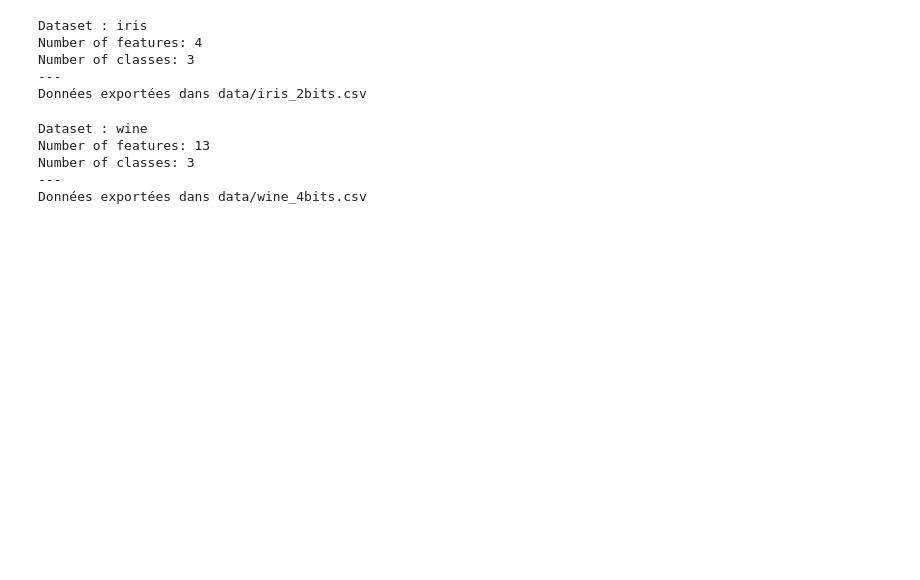
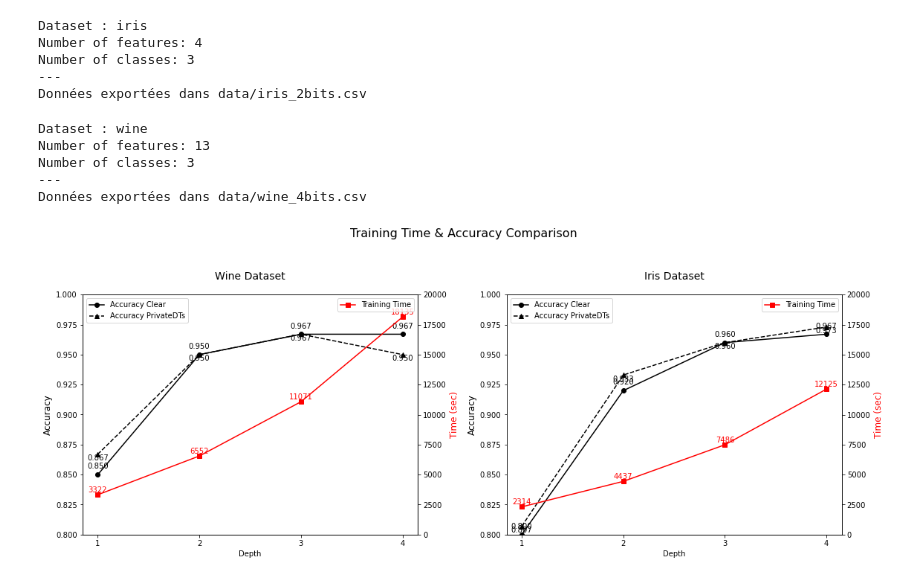
Before and after one commit to sofianeazogagh/oblivious_unlearning, a Jupyter notebook: notebook.ipynb, the cells around one changed output. Drawn from its saved outputs; the diff is of its cells as text; code cells hidden in the pictures; blank space fills up the shorter version.

```diff
--- a/notebook.ipynb
+++ b/notebook.ipynb
@@ -62,3 +62,80 @@ Number of features: 13
 Number of classes: 3
 ---
 Données exportées dans data/wine_4bits.csv
+# %%
+import matplotlib.pyplot as plt
+
+# Données pour reproduire le graphique
+depth = [1, 2, 3, 4]  # Profondeur
+accuracy_clear_wine = [0.850, 0.950, 0.967, 0.967]
+accuracy_private_wine = [0.867, 0.950, 0.967, 0.950]
+training_time_wine = [3322, 6552, 11071, 18135]
+
+accuracy_clear_iris = [0.800, 0.920, 0.960, 0.967]
+accuracy_private_iris = [0.807, 0.933, 0.960, 0.973]
+training_time_iris = [2314, 4437, 7486, 12125]
+
+# Créer deux sous-graphiques
+fig, (ax1, ax2) = plt.subplots(1, 2, figsize=(16, 6))
+
+# Premier graphique pour Wine
+ax1_twin = ax1.twinx()
+ax1.set_xlabel("Depth")
+ax1.set_ylabel("Accuracy", fontsize=12)
+ax1.set_ylim(0.8, 1.0)
+ax1.set_xticks(depth)
+ax1.plot(depth, accuracy_clear_wine, 'o-', label="Accuracy Clear", color='black')
+ax1.plot(depth, accuracy_private_wine, '^-', label="Accuracy PrivateDTs", color='black', linestyle="--")
+
+# Ajouter les valeurs sur les points pour Wine
+for i, txt in enumerate(accuracy_clear_wine):
+    ax1.text(depth[i], accuracy_clear_wine[i] + 0.005, f"{txt:.3f}", ha='center')
+for i, txt in enumerate(accuracy_private_wine):
+    ax1.text(depth[i], accuracy_private_wine[i] - 0.005, f"{txt:.3f}", ha='center')
+
+ax1_twin.set_ylabel("Time (sec)", fontsize=12, color="red")
+ax1_twin.set_ylim(0, 20000)
+ax1_twin.plot(depth, training_time_wine, 's-', color='red', label="Training Time")
+
+# Ajouter les valeurs pour les temps (Wine)
+for i, txt in enumerate(training_time_wine):
+    ax1_twin.text(depth[i], training_time_wine[i] + 200, f"{txt}", color="red", ha='center')
+
+# Deuxième graphique pour Iris
+ax2_twin = ax2.twinx()
+ax2.set_xlabel("Depth")
+ax2.set_ylabel("Accuracy", fontsize=12)
+ax2.set_ylim(0.8, 1.0)
+ax2.set_xticks(depth)
+ax2.plot(depth, accuracy_clear_iris, 'o-', label="Accuracy Clear", color='black')
+ax2.plot(depth, accuracy_private_iris, '^-', label="Accuracy PrivateDTs", color='black', linestyle="--")
+
+# Ajouter les valeurs sur les points pour Iris
+for i, txt in enumerate(accuracy_clear_iris):
+    ax2.text(depth[i], accuracy_clear_iris[i] + 0.005, f"{txt:.3f}", ha='center')
+for i, txt in enumerate(accuracy_private_iris):
+    ax2.text(depth[i], accuracy_private_iris[i] - 0.005, f"{txt:.3f}", ha='center')
+
+ax2_twin.set_ylabel("Time (sec)", fontsize=12, color="red")
+ax2_twin.set_ylim(0, 20000)
+ax2_twin.plot(depth, training_time_iris, 's-', color='red', label="Training Time")
+
+# Ajouter les valeurs pour les temps (Iris)
+for i, txt in enumerate(training_time_iris):
+    ax2_twin.text(depth[i], training_time_iris[i] + 200, f"{txt}", color="red", ha='center')
+
+# Titres et légendes
+ax1.set_title("Wine Dataset", fontsize=14, pad=20)
+ax2.set_title("Iris Dataset", fontsize=14, pad=20)
+
+ax1.legend(loc="upper left")
+ax1_twin.legend(loc="upper right")
+ax2.legend(loc="upper left")
+ax2_twin.legend(loc="upper right")
+
+fig.suptitle("Training Time & Accuracy Comparison", fontsize=16, y=1.05)
+plt.tight_layout()
+
+plt.show()
+# %% [output]
+[figure, added]
```
Also changed, not shown: 1 other file.
